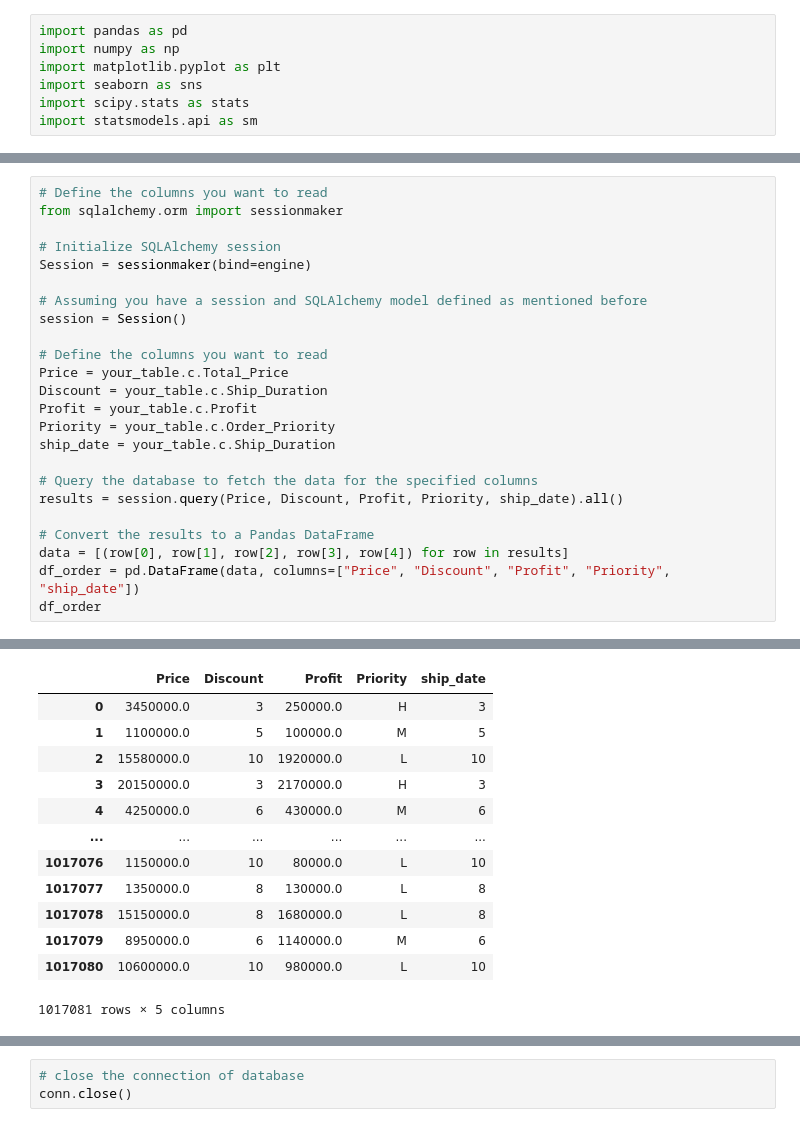
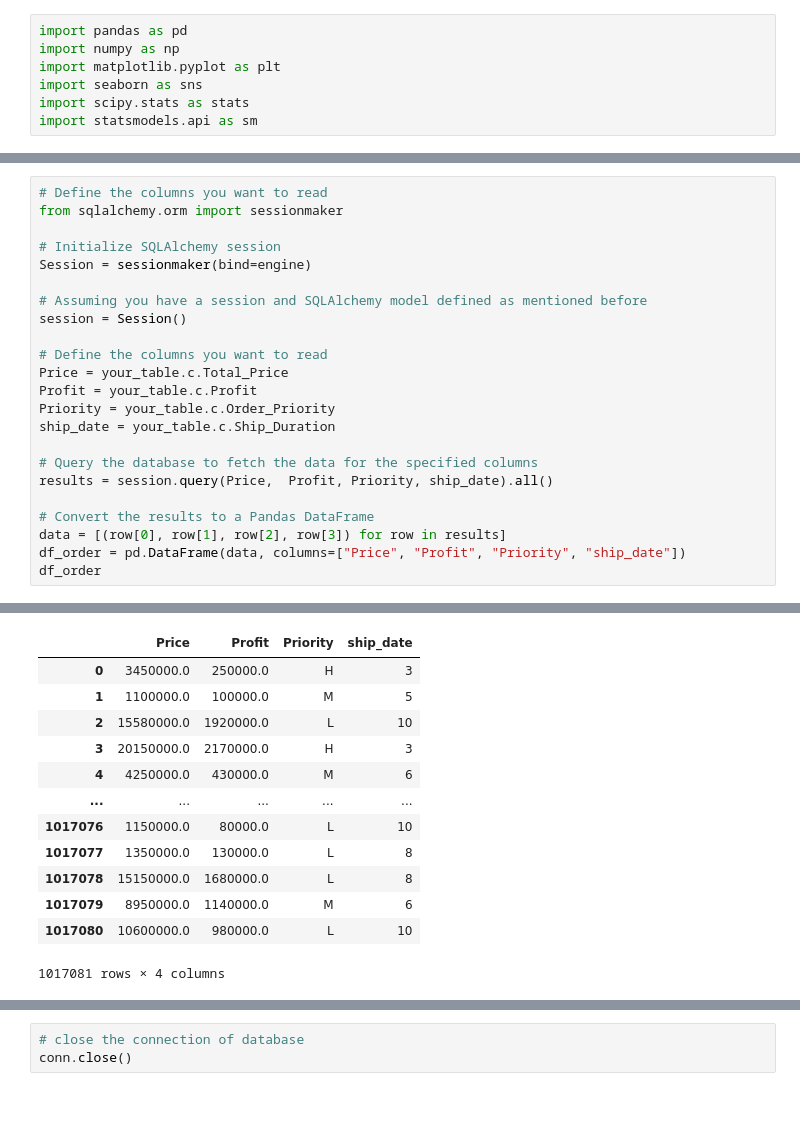
Before and after one commit to realBagher/Laptop_analysis_and_Warehousing_g3, a Jupyter notebook: Tasks/task 7/task_7.ipynb, the cells around one changed output, grey strips where cells are left out. Saved outputs shown, nothing was run; the diff lists cells and outputs as text.

```diff
--- a/Tasks/task 7/task_7.ipynb
+++ b/Tasks/task 7/task_7.ipynb
@@ -63,16 +63,15 @@ session = Session()
 
 # Define the columns you want to read
 Price = your_table.c.Total_Price
-Discount = your_table.c.Ship_Duration
 Profit = your_table.c.Profit
 Priority = your_table.c.Order_Priority
 ship_date = your_table.c.Ship_Duration
 
 # Query the database to fetch the data for the specified columns
-results = session.query(Price, Discount, Profit, Priority, ship_date).all()
+results = session.query(Price,  Profit, Priority, ship_date).all()
 
 # Convert the results to a Pandas DataFrame
-data = [(row[0], row[1], row[2], row[3], row[4]) for row in results]
-df_order = pd.DataFrame(data, columns=["Price", "Discount", "Profit", "Priority", "ship_date"])
+data = [(row[0], row[1], row[2], row[3]) for row in results]
+df_order = pd.DataFrame(data, columns=["Price", "Profit", "Priority", "ship_date"])
 df_order
 # %% [output]
@@ -83,16 +82,16 @@ FROM `order`
-|  | Price | Discount | Profit | Priority | ship_date |
-| 0 | 3450000.0 | 3 | 250000.0 | H | 3 |
-| 1 | 1100000.0 | 5 | 100000.0 | M | 5 |
-| 2 | 15580000.0 | 10 | 1920000.0 | L | 10 |
-| 3 | 20150000.0 | 3 | 2170000.0 | H | 3 |
-| 4 | 4250000.0 | 6 | 430000.0 | M | 6 |
-| ... | ... | ... | ... | ... | ... |
-| 1017076 | 1150000.0 | 10 | 80000.0 | L | 10 |
-| 1017077 | 1350000.0 | 8 | 130000.0 | L | 8 |
-| 1017078 | 15150000.0 | 8 | 1680000.0 | L | 8 |
-| 1017079 | 8950000.0 | 6 | 1140000.0 | M | 6 |
-| 1017080 | 10600000.0 | 10 | 980000.0 | L | 10 |
+|  | Price | Profit | Priority | ship_date |
+| 0 | 3450000.0 | 250000.0 | H | 3 |
+| 1 | 1100000.0 | 100000.0 | M | 5 |
+| 2 | 15580000.0 | 1920000.0 | L | 10 |
+| 3 | 20150000.0 | 2170000.0 | H | 3 |
+| 4 | 4250000.0 | 430000.0 | M | 6 |
+| ... | ... | ... | ... | ... |
+| 1017076 | 1150000.0 | 80000.0 | L | 10 |
+| 1017077 | 1350000.0 | 130000.0 | L | 8 |
+| 1017078 | 15150000.0 | 1680000.0 | L | 8 |
+| 1017079 | 8950000.0 | 1140000.0 | M | 6 |
+| 1017080 | 10600000.0 | 980000.0 | L | 10 |
-1017081 rows × 5 columns
+1017081 rows × 4 columns
 # %%
 # close the session of database
 session.close()
```
Also changed, not shown: parts of 9 cells of this notebook.
